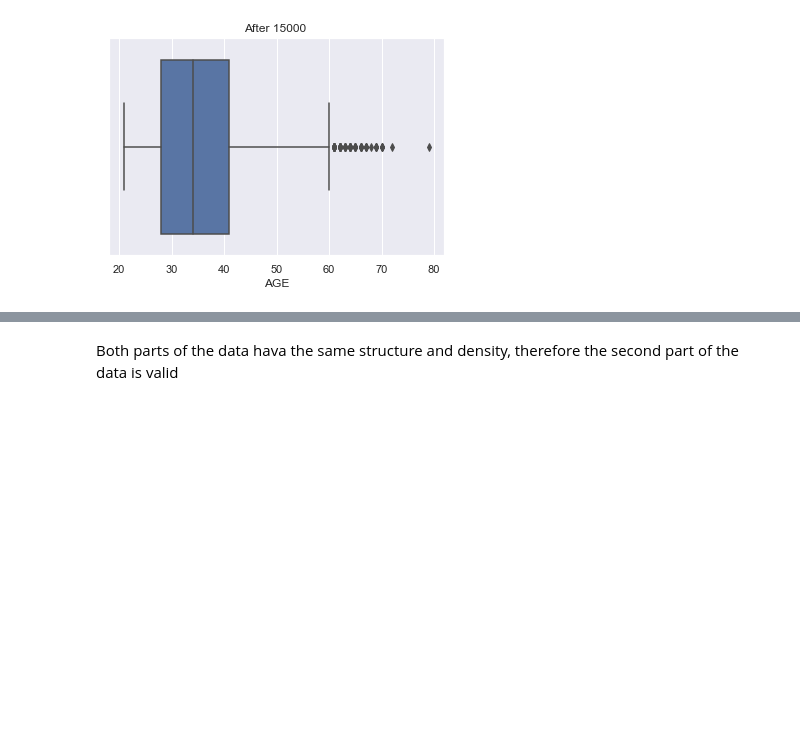
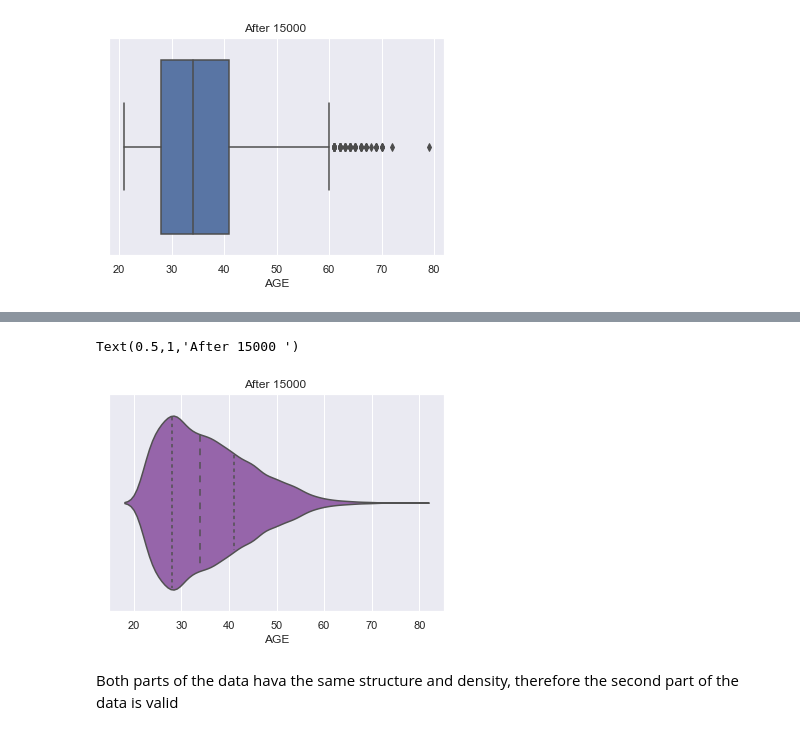
Before and after one commit to AbhinathK/CreditCardML, a Jupyter notebook: CreditCardData.ipynb, the cells around one changed output, grey strips where cells are left out. Cells and saved outputs as stored; diff of their text form; code cells hidden in the pictures; blank space fills up the shorter version.

```diff
--- a/CreditCardData.ipynb
+++ b/CreditCardData.ipynb
@@ -183,2 +197,7 @@ Text(0.5,1,'After 15000 ')
+# %%
+sns.violinplot(x=data[col][15000:],inner="quartile",data=data,color="#9b59b6").set_title("After 15000 ")
+# %% [output]
+Text(0.5,1,'After 15000 ')
+[figure, added]
 # %% [markdown]
  Both parts of the data hava the same structure and density, therefore the second part of the data is valid
```
Also changed, not shown: parts of 21 cells of this notebook.
